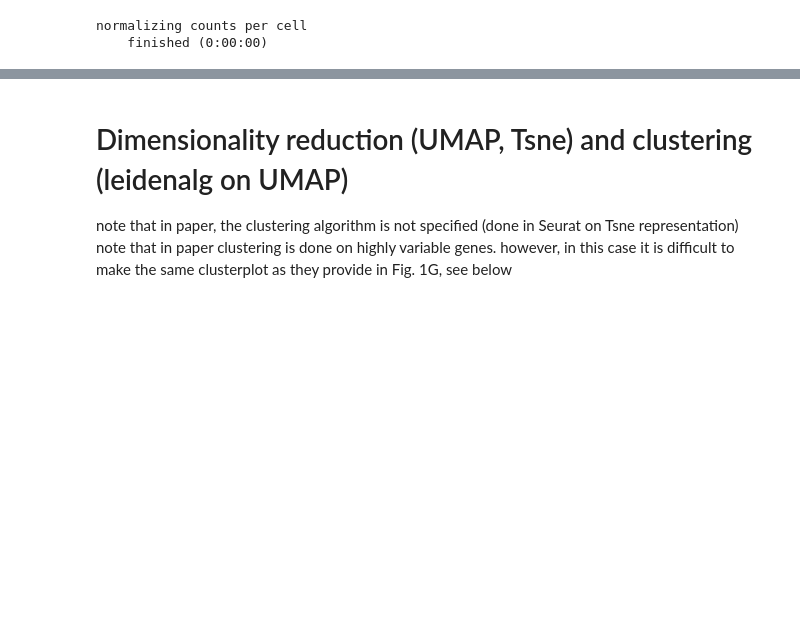
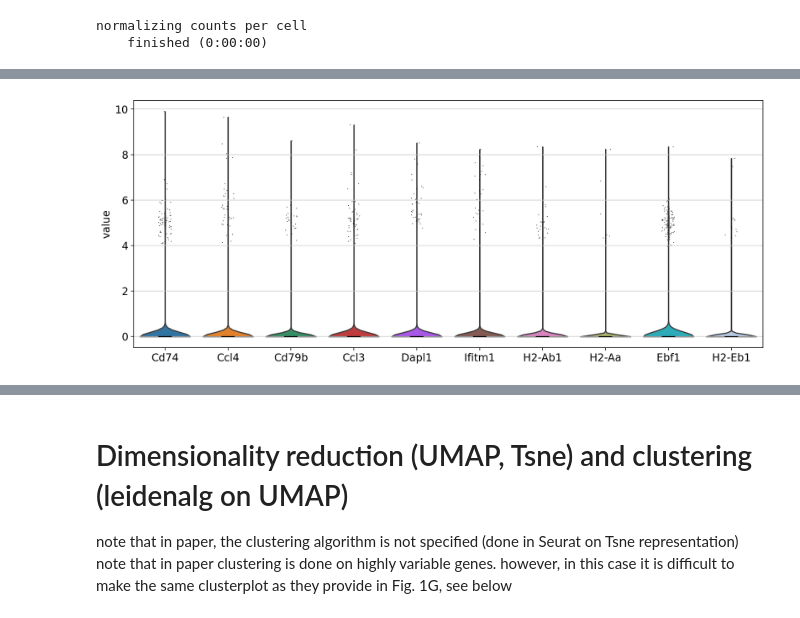
Before and after one commit to burt-sysbio/tcell_scRNAseq, a Jupyter notebook: notebooks/ciucci_analysis.ipynb, the cells around one changed output, grey strips where cells are left out. Saved outputs shown, nothing was run; the diff lists cells and outputs as text; code cells hidden in the pictures; blank space fills up the shorter version.

```diff
--- a/notebooks/ciucci_analysis.ipynb
+++ b/notebooks/ciucci_analysis.ipynb
@@ -191,0 +208,13 @@ extracting highly variable genes
+# %%
+# find the top variable genes
+#df.sort_values(by = "dispersions_norm", ascending = False)
+#top_var_genes = df.index.values
+#top_var_genes = top_var_genes[:10]
+df_sorted = df.sort_values(by = "dispersions_norm", ascending = False)
+genes_sorted = df_sorted.index.values
+top_var_genes = genes_sorted[:10]
+
+rcParams['figure.figsize']=(12,6)
+sc.pl.violin(adata, top_var_genes)
+# %% [output]
+[figure, added]
```
Also changed, not shown: parts of 3 cells of this notebook, 1 other file.
